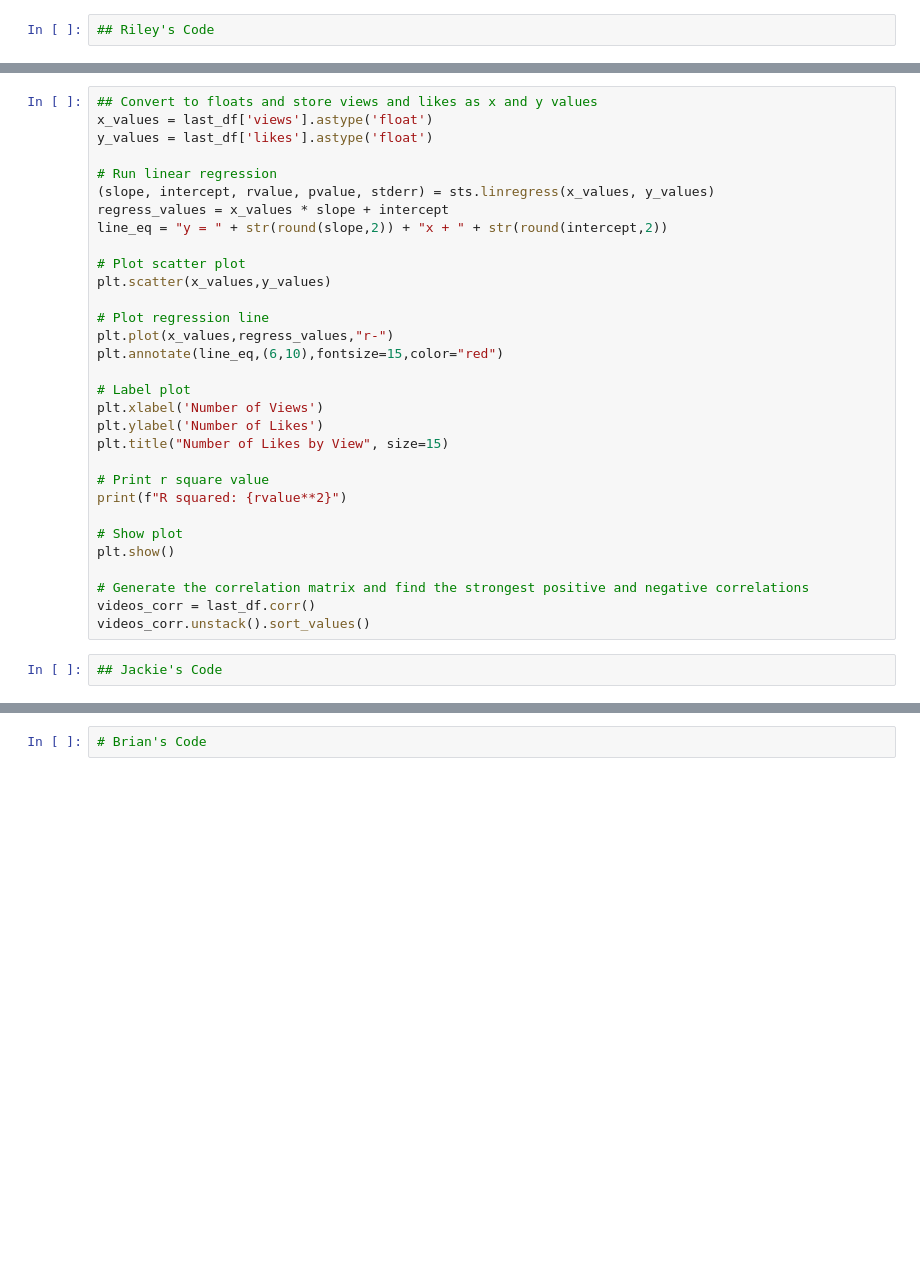
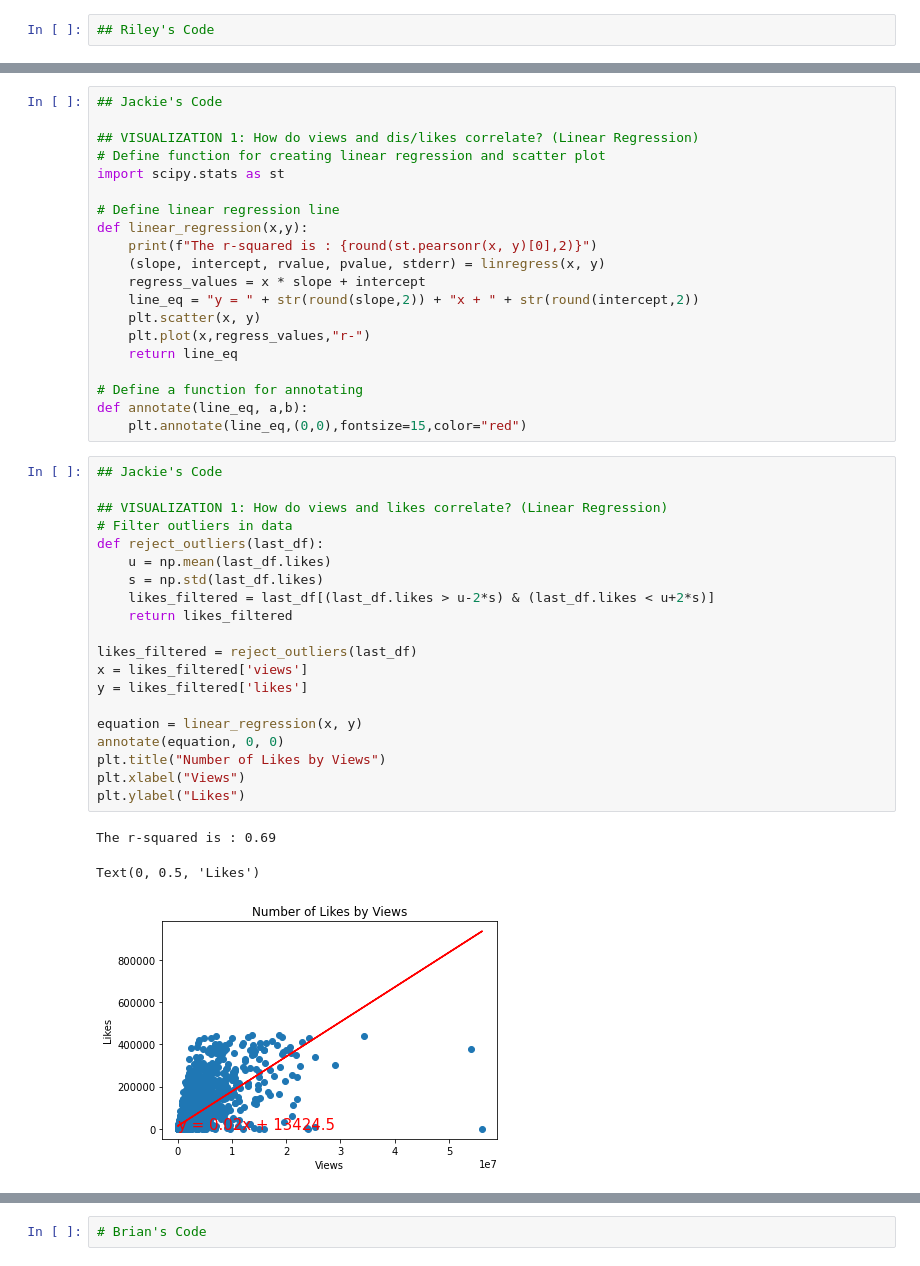
Before and after one commit to JacquelineMeyer1000/Project1_Group3, a Jupyter notebook: Group3_YouTube.ipynb, the cells around one changed output, grey strips where cells are left out. Cells and saved outputs as stored; diff of their text form; blank space fills up the shorter version.

Commit message:
completed question 1 with filtering outlier data

```diff
--- a/Group3_YouTube.ipynb
+++ b/Group3_YouTube.ipynb
@@ -184,33 +165,44 @@ plt.show()
-# %%
-## Convert to floats and store views and likes as x and y values
-x_values = last_df['views'].astype('float')
-y_values = last_df['likes'].astype('float')
-
-# Run linear regression
-(slope, intercept, rvalue, pvalue, stderr) = sts.linregress(x_values, y_values)
-regress_values = x_values * slope + intercept
-line_eq = "y = " + str(round(slope,2)) + "x + " + str(round(intercept,2))
-
-# Plot scatter plot
-plt.scatter(x_values,y_values)
-
-# Plot regression line
-plt.plot(x_values,regress_values,"r-")
-plt.annotate(line_eq,(6,10),fontsize=15,color="red")
-
-# Label plot
-plt.xlabel('Number of Views')
-plt.ylabel('Number of Likes')
-plt.title("Number of Likes by View", size=15)
-
-# Print r square value
-print(f"R squared: {rvalue**2}")
-
-# Show plot
-plt.show()
-
-# Generate the correlation matrix and find the strongest positive and negative correlations
-videos_corr = last_df.corr()
-videos_corr.unstack().sort_values()
-# %%
-## Jackie's Code
+# %%
+## Jackie's Code
+
+## VISUALIZATION 1: How do views and dis/likes correlate? (Linear Regression)
+# Define function for creating linear regression and scatter plot
+import scipy.stats as st
+
+# Define linear regression line
+def linear_regression(x,y):
+    print(f"The r-squared is : {round(st.pearsonr(x, y)[0],2)}")
+    (slope, intercept, rvalue, pvalue, stderr) = linregress(x, y)
+    regress_values = x * slope + intercept
+    line_eq = "y = " + str(round(slope,2)) + "x + " + str(round(intercept,2))
+    plt.scatter(x, y)
+    plt.plot(x,regress_values,"r-")
+    return line_eq
+
+# Define a function for annotating
+def annotate(line_eq, a,b):
+    plt.annotate(line_eq,(0,0),fontsize=15,color="red")
+# %%
+## Jackie's Code
+
+## VISUALIZATION 1: How do views and likes correlate? (Linear Regression)
+# Filter outliers in data
+def reject_outliers(last_df):
+    u = np.mean(last_df.likes)
+    s = np.std(last_df.likes)
+    likes_filtered = last_df[(last_df.likes > u-2*s) & (last_df.likes < u+2*s)]
+    return likes_filtered
+
+likes_filtered = reject_outliers(last_df)
+x = likes_filtered['views']
+y = likes_filtered['likes']
+
+equation = linear_regression(x, y)
+annotate(equation, 0, 0)
+plt.title("Number of Likes by Views")
+plt.xlabel("Views")
+plt.ylabel("Likes")
+# %% [output]
+The r-squared is : 0.69
+Text(0, 0.5, 'Likes')
+[figure, added]
```
Also changed, not shown: parts of 7 cells of this notebook.
